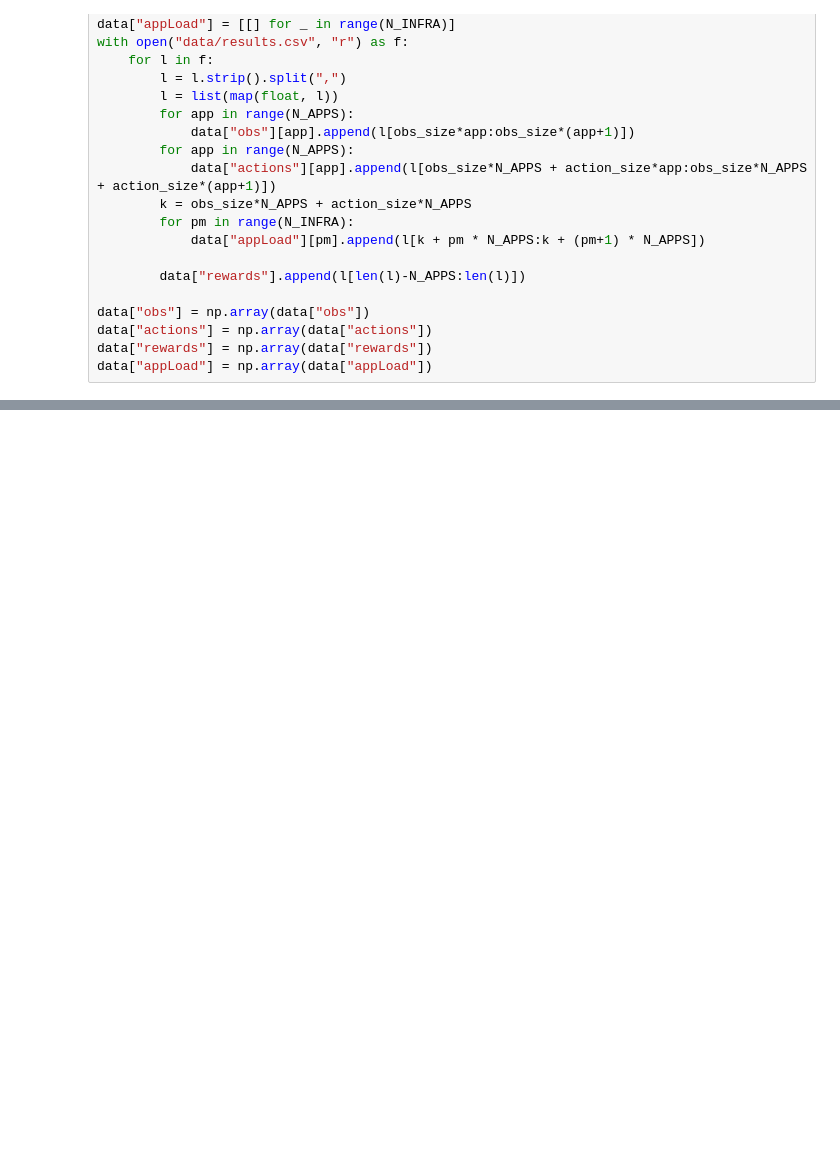
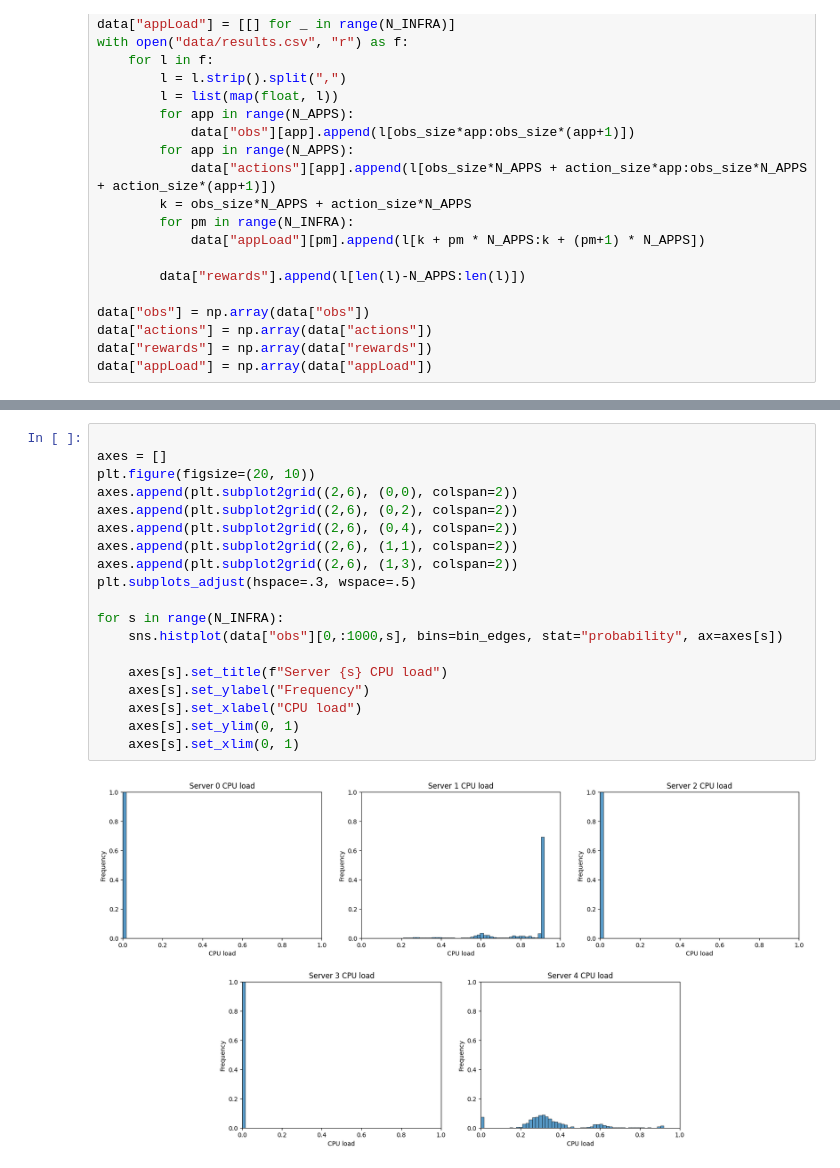
Before and after one commit to Etyl/MAPPO-scheduling, a Jupyter notebook: simulation_traces/results_vis.ipynb, the cells around one changed output, grey strips where cells are left out. Drawn from its saved outputs; the diff is of its cells as text; blank space fills up the shorter version.

```diff
--- a/simulation_traces/results_vis.ipynb
+++ b/simulation_traces/results_vis.ipynb
@@ -112,0 +94,21 @@ plt.show()
+# %%
+
+axes = []
+plt.figure(figsize=(20, 10))
+axes.append(plt.subplot2grid((2,6), (0,0), colspan=2))
+axes.append(plt.subplot2grid((2,6), (0,2), colspan=2))
+axes.append(plt.subplot2grid((2,6), (0,4), colspan=2))
+axes.append(plt.subplot2grid((2,6), (1,1), colspan=2))
+axes.append(plt.subplot2grid((2,6), (1,3), colspan=2))
+plt.subplots_adjust(hspace=.3, wspace=.5)
+
+for s in range(N_INFRA):
+    sns.histplot(data["obs"][0,:1000,s], bins=bin_edges, stat="probability", ax=axes[s])
+
+    axes[s].set_title(f"Server {s} CPU load")
+    axes[s].set_ylabel("Frequency")
+    axes[s].set_xlabel("CPU load")
+    axes[s].set_ylim(0, 1)
+    axes[s].set_xlim(0, 1)
+# %% [output]
+[figure, added]
```
Also changed, not shown: parts of 5 cells of this notebook, 6 other files.
